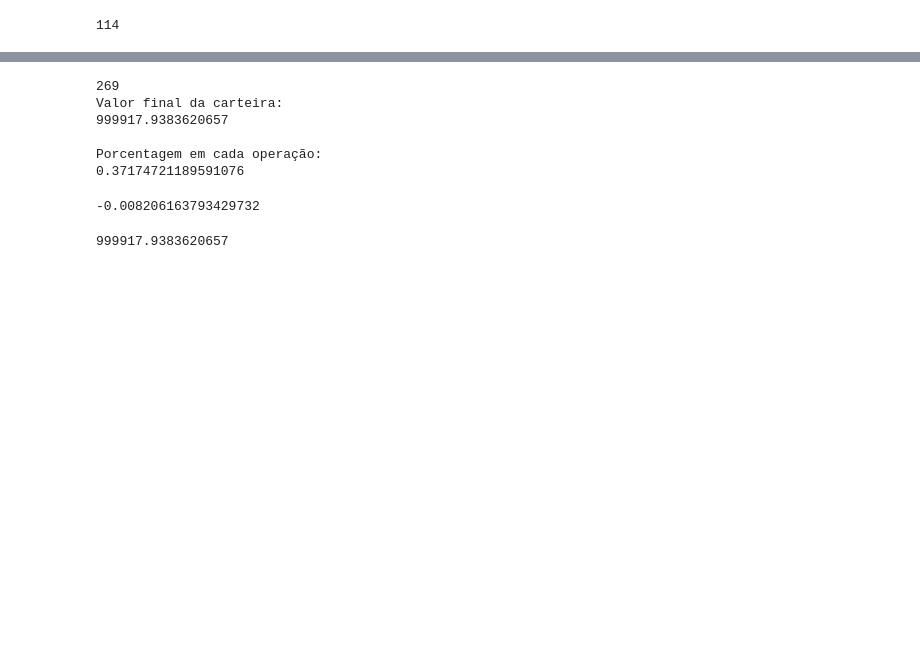
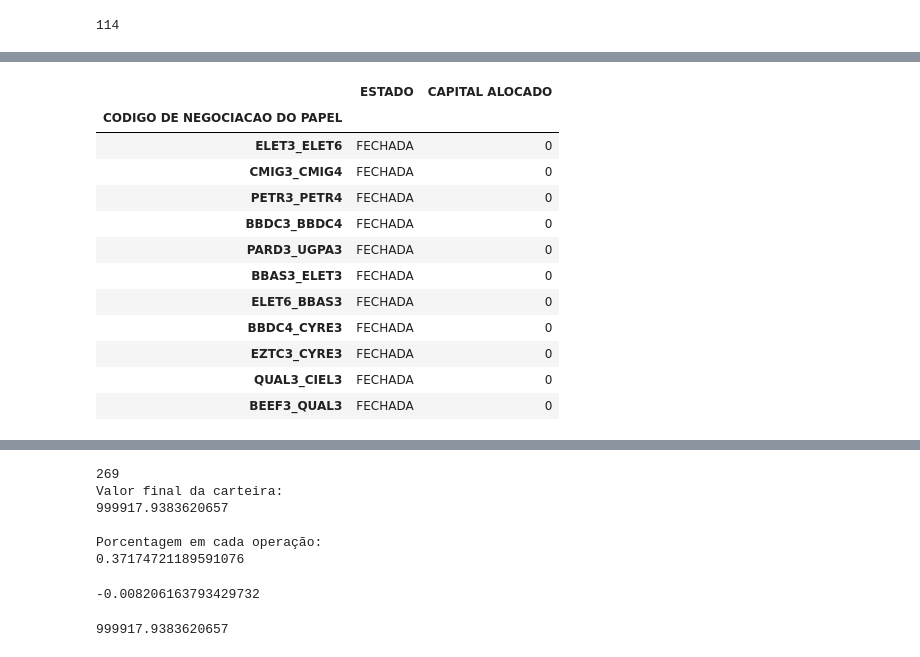
Before and after one commit to RodrigoCalderano/DOM-BOT, a Jupyter notebook: Jupyter/Long Short.ipynb, the cells around one changed output, grey strips where cells are left out. Saved outputs shown, nothing was run; the diff lists cells and outputs as text; code cells hidden in the pictures; blank space fills up the shorter version.

```diff
--- a/Jupyter/Long Short.ipynb
+++ b/Jupyter/Long Short.ipynb
@@ -497,3 +522,30 @@ plt.hist(ordem_fechada,bins=20)
         10.99314743]),
  <a list of 20 Patch objects>)
 [figure]
+# %%
+# Dataframe para auxilar no calculo da carteira ls
+
+df_pares = pd.read_csv('PARESLS/PARES')
+
+df_c_ls = pd.DataFrame()
+df_c_ls['CODIGO DE NEGOCIACAO DO PAPEL'] = df_pares['Empresa1'] + '_' + df_pares['Empresa2']
+df_c_ls['ESTADO'] = 'FECHADA'
+df_c_ls['CAPITAL ALOCADO'] = '0'
+
+df_c_ls = df_c_ls.set_index('CODIGO DE NEGOCIACAO DO PAPEL')
+df_c_ls
+# df_c_ls.loc['PETR3_PETR4']['ESTADO'] returns 'FECHADA'
+# %% [output]
+|  | ESTADO | CAPITAL ALOCADO |
+| CODIGO DE NEGOCIACAO DO PAPEL |  |  |
+| ELET3_ELET6 | FECHADA | 0 |
+| CMIG3_CMIG4 | FECHADA | 0 |
+| PETR3_PETR4 | FECHADA | 0 |
+| BBDC3_BBDC4 | FECHADA | 0 |
+| PARD3_UGPA3 | FECHADA | 0 |
+| BBAS3_ELET3 | FECHADA | 0 |
+| ELET6_BBAS3 | FECHADA | 0 |
+| BBDC4_CYRE3 | FECHADA | 0 |
+| EZTC3_CYRE3 | FECHADA | 0 |
+| QUAL3_CIEL3 | FECHADA | 0 |
+| BEEF3_QUAL3 | FECHADA | 0 |
```
Also changed, not shown: parts of 11 cells of this notebook.
